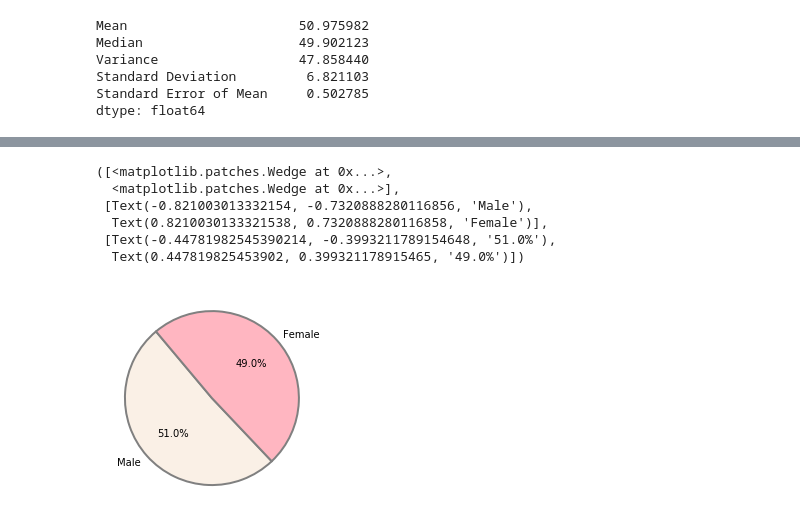
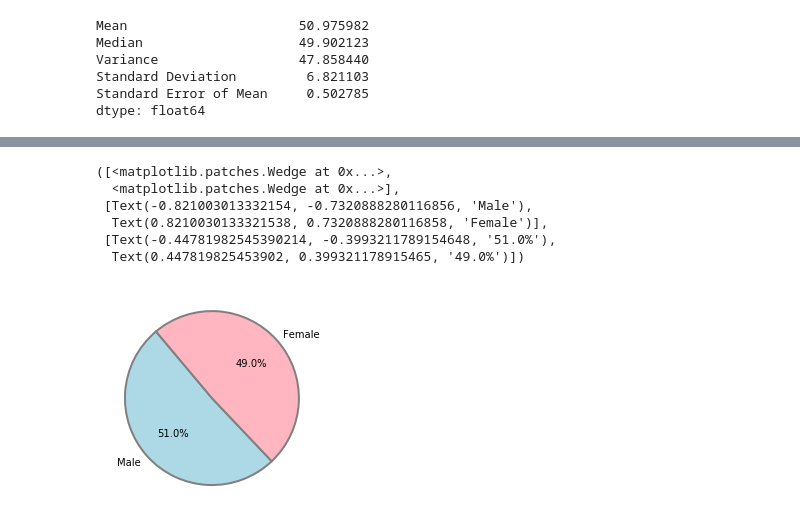
Before and after one commit to tylerhill122/matplotlib-challenge, a Jupyter notebook: Pymaceuticals.ipynb, the cells around one changed output, grey strips where cells are left out. Drawn from its saved outputs; the diff is of its cells as text; code cells hidden in the pictures.

```diff
--- a/Pymaceuticals.ipynb
+++ b/Pymaceuticals.ipynb
@@ -145,3 +166,9 @@ plt.show()
 num_male = df.loc[df["Sex"] == "Male"]
 num_female = df.loc[df["Sex"] == "Female"]
 num = [len(num_male), len(num_female)]
+# %%
+# Generate a pie plot showing the distribution of female versus male mice using Pandas
+sex_count = df["Sex"].value_counts()
+colors = ["lightblue", "lightpink"]
+pie_plot = sex_count.plot.pie(autopct="%1.1f%%", startangle=140, title="Distribution of Mice by Sex", colors=colors,
+            wedgeprops={"edgecolor":"grey",'linewidth': 2, 'antialiased': True})
@@ -148,16 +177,15 @@ num = [len(num_male), len(num_female)]
 # %%
 # Generate a pie plot showing the distribution of female versus male mice using pyplot
 labels = ["Male", "Female"]
-colors = ["linen", "lightpink"]
 plt.pie(
     num, labels=labels, colors=colors, autopct="%1.1f%%", startangle=130,
     wedgeprops={"edgecolor":"grey",'linewidth': 2, 'antialiased': True}
 )
 # %% [output]
 ([<matplotlib.patches.Wedge at 0x...>,
   <matplotlib.patches.Wedge at 0x...>],
  [Text(-0.821003013332154, -0.7320888280116856, 'Male'),
   Text(0.8210030133321538, 0.7320888280116858, 'Female')],
  [Text(-0.44781982545390214, -0.3993211789154648, '51.0%'),
   Text(0.447819825453902, 0.399321178915465, '49.0%')])
-[figure, old version]
+[figure, new version]
```
Also changed, not shown: parts of 9 cells of this notebook.
